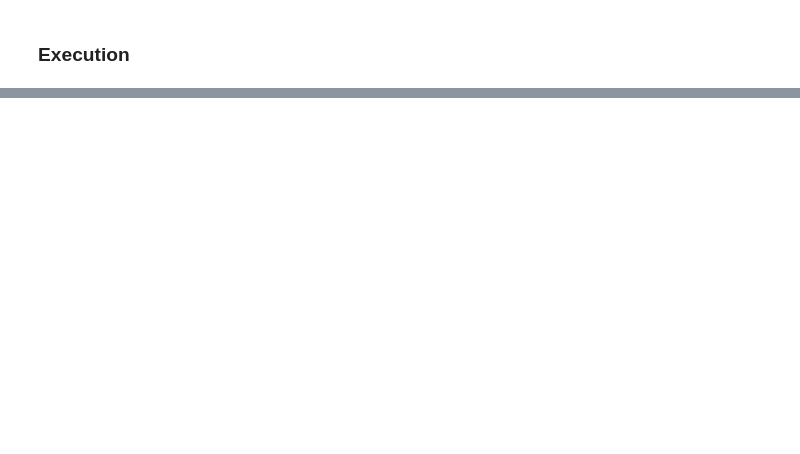
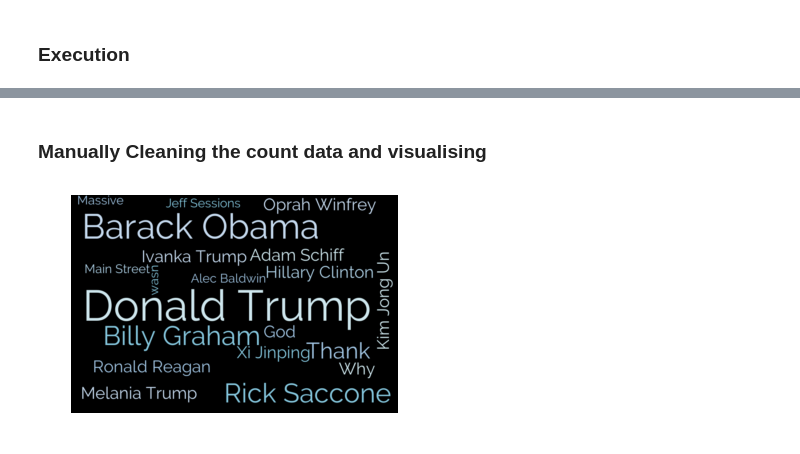
Before and after one commit to Tommo565/twitter-analysis, a Jupyter notebook: twitter-scraper.ipynb, the cells around one changed output, grey strips where cells are left out. Saved outputs shown, nothing was run; the diff lists cells and outputs as text; code cells hidden in the pictures; blank space fills up the shorter version.

```diff
--- a/twitter-scraper.ipynb
+++ b/twitter-scraper.ipynb
@@ -252,0 +133,7 @@ extract_entities()
+# %%
+raw_tweets_output, raw_tweets_text = extract_data(user)                            # Extracting the data
+clean_words, clean_sentences, clean_tweets = clean_data(raw_tweets_text)           # Output Data
+reader = read_gmb(ner_corpus_root)                                                 # Creating the reader
+model_data = list(reader)                                                          # Creating the model
+chunker = NamedEntityChunker(model_data)                                           # Chunking the data
+outputs = [chunker.parse(pos_tag(word_tokenize(tweet))) for tweet in clean_tweets] # Applying the data to the model
@@ -252,0 +185,2 @@ extract_entities()
+# %% [markdown]
+### Manually Cleaning the count data and visualising
@@ -252,0 +563,53 @@ extract_entities()
+# %%
+def random_color(font_size, position, orientation, random_state=None, **kwargs):
+    '''
+    Generates a random colour selection from the DfT colour scheme for
+    the word cloud.
+    '''
+
+    colour = [
+        'rgba(207, 232, 239, 1)',
+        'rgba(198, 219, 240, 1)',
+        'rgba(174, 209, 230, 1)',
+        'rgba(160, 196, 226, 1)',
+        'rgba(133, 199, 222, 1)'
+	]
+
+    return random.choice(colour)
+
+def dict_maker(list_object):
+    unique_set = set(list_object)
+    unique_list = list(unique_set)
+    output_data = {}
+
+    for item in unique_list:
+        output_data[item] = list_object.count(item)
+
+    return output_data
+
+geo_dict = dict_maker(cleaned_count_data['geo'])
+gpe_dict  = dict_maker(cleaned_count_data['gpe'])
+per_dict  = dict_maker(cleaned_count_data['per'])
+
+def word_cloud(data, name):
+    '''
+    Generates a wordcloud based upon the input paramters
+    '''
+
+    wordcloud = WordCloud(
+    	font_path = 'Raleway.ttf',
+    	background_color = 'black',
+        max_words = 20,
+        width = 900,
+        height = 600
+    ).generate_from_frequencies(data)
+
+    plt.imshow(wordcloud.recolor(color_func=random_color, random_state=3),interpolation="bilinear")
+    plt.axis("off")
+    plt.imsave("./{}.png".format(name),wordcloud)
+
+word_cloud(geo_dict, "Geo")
+word_cloud(gpe_dict, "Gpe")
+word_cloud(per_dict, "Per")
+# %% [output]
+[figure, added]
```
Also changed, not shown: parts of 24 cells of this notebook, 9 other files.
